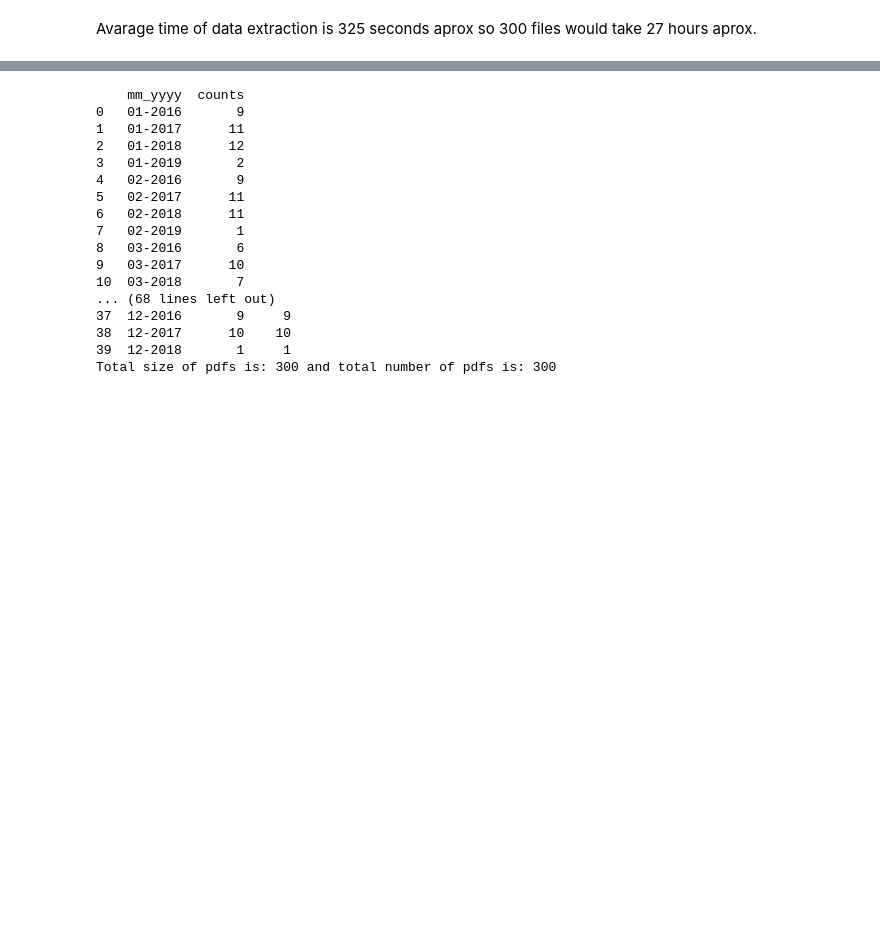
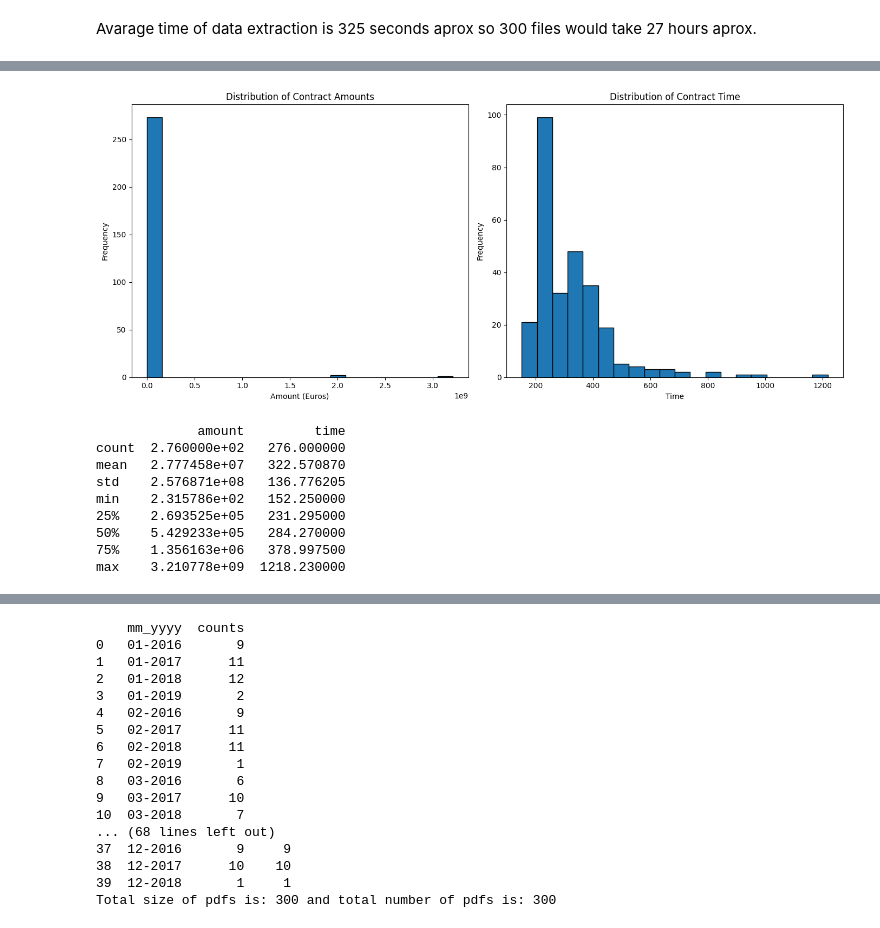
Before and after one commit to danmorper/tfg_analysis, a Jupyter notebook: analysis.ipynb, the cells around one changed output, grey strips where cells are left out. Drawn from its saved outputs; the diff is of its cells as text; code cells hidden in the pictures; blank space fills up the shorter version.

```diff
--- a/analysis.ipynb
+++ b/analysis.ipynb
@@ -41,0 +45,16 @@ Avarage time of data extraction is 325 seconds aprox so 300 files would take 27
+# %%
+# Replace 'None' with NaN
+data.replace('None', pd.NA, inplace=True)
+
+# Drop rows where 'amount' is NaN
+cleaned_data = data.dropna(subset=['amount'])
+
+# Convert 'amount' and 'time' to numeric
+cleaned_data['amount'] = pd.to_numeric(cleaned_data['amount'], errors='coerce')
+cleaned_data['time'] = pd.to_numeric(cleaned_data['time'], errors='coerce')
+
+# Convert 'mm_yyyy' to datetime
+cleaned_data['mm_yyyy'] = pd.to_datetime(cleaned_data['mm_yyyy'], format='%m-%Y', errors='coerce')
+
+# Checking the cleaned data
+cleaned_data.info()
@@ -41,0 +103,38 @@ Avarage time of data extraction is 325 seconds aprox so 300 files would take 27
+# %%
+# Descriptive statistics
+import matplotlib.pyplot as plt
+
+# Summary statistics for numerical fields
+summary_stats = cleaned_data[['amount', 'time']].describe()
+
+# Visualizing distributions
+fig, axes = plt.subplots(nrows=1, ncols=2, figsize=(14, 6))
+
+# Distribution of 'amount'
+axes[0].hist(cleaned_data['amount'], bins=20, edgecolor='black')
+axes[0].set_title('Distribution of Contract Amounts')
+axes[0].set_xlabel('Amount (Euros)')
+axes[0].set_ylabel('Frequency')
+
+# Distribution of 'time'
+axes[1].hist(cleaned_data['time'], bins=20, edgecolor='black')
+axes[1].set_title('Distribution of Contract Time')
+axes[1].set_xlabel('Time')
+axes[1].set_ylabel('Frequency')
+
+plt.tight_layout()
+plt.show()
+
+# Display summary statistics
+print(summary_stats)
+# %% [output]
+[figure, added]
+             amount         time
+count  2.760000e+02   276.000000
+mean   2.777458e+07   322.570870
+std    2.576871e+08   136.776205
+min    2.315786e+02   152.250000
+25%    2.693525e+05   231.295000
+50%    5.429233e+05   284.270000
+75%    1.356163e+06   378.997500
+max    3.210778e+09  1218.230000
```
Also changed, not shown: parts of 50 cells of this notebook, 8 other files.
